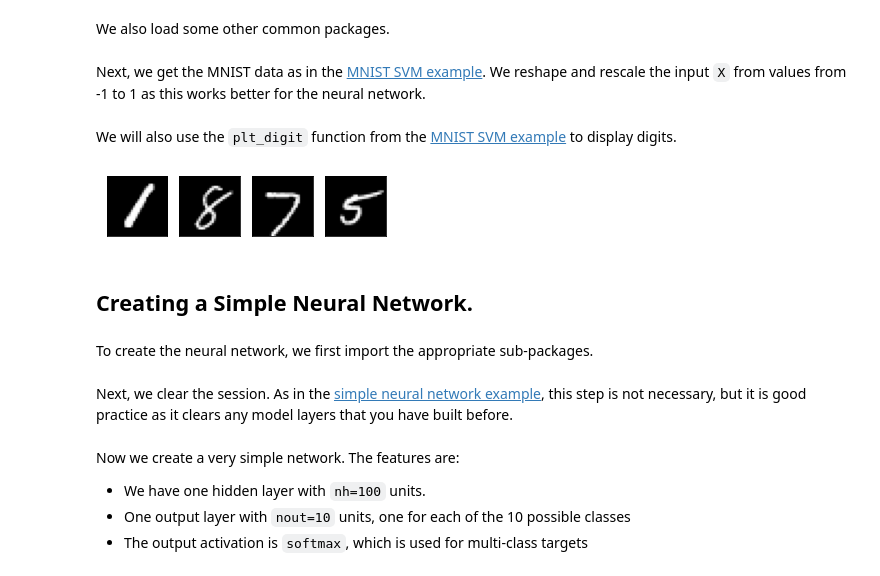
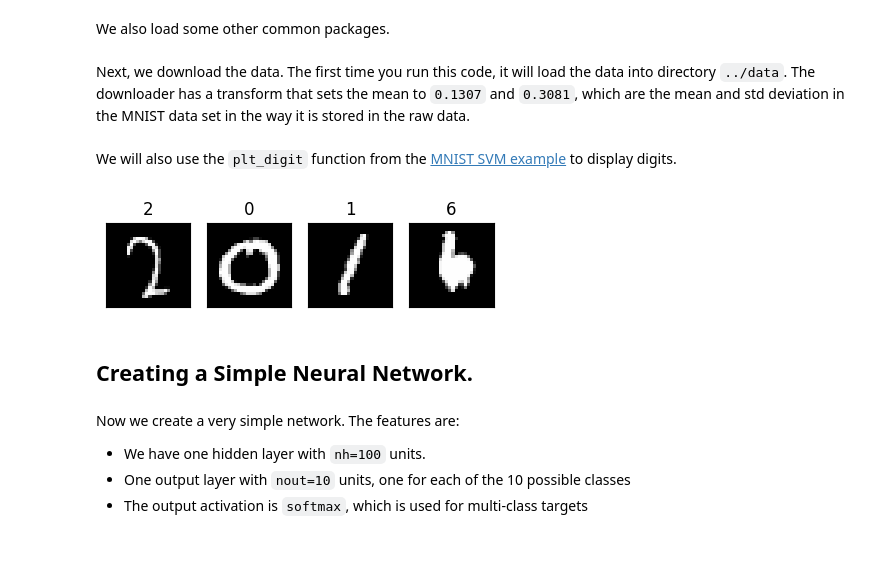
Before and after one commit to sdrangan/introml, a Jupyter notebook: unit09_neural/demo2_mnist_neural.ipynb, the cells around one changed output. Saved outputs shown, nothing was run; the diff lists cells and outputs as text; code cells hidden in the pictures; blank space fills up the shorter version.

```diff
--- a/unit09_neural/demo2_mnist_neural.ipynb
+++ b/unit09_neural/demo2_mnist_neural.ipynb
@@ -17,42 +20,49 @@ We also load some other common packages.
 # %%
 import numpy as np
 import matplotlib.pyplot as plt
-# %% [markdown]
-Next, we get the MNIST data as in the [MNIST SVM example](../svm/mnist_svm.ipynb).  We reshape and rescale the input `X` from values from -1 to 1 as this works better for the neural network.
-# %%
-(Xtr,ytr),(Xts,yts) = tf.keras.datasets.mnist.load_data()
-
-Xtr = 2*(Xtr/255 - 0.5)
-ntr, nrow, ncol = Xtr.shape
-Xtr = Xtr.reshape((ntr,nrow*ncol))
-
-Xts = 2*(Xts/255 - 0.5)
-nts, nrow, ncol = Xts.shape
-Xts = Xts.reshape((nts,nrow*ncol))
+# %% [markdown]
+Next, we download the data.  The first time you run this code, it will load the data into directory `../data`.  The downloader has a transform that sets the mean to `0.1307` and `0.3081`, which are the mean and std deviation in the MNIST data set in the way it is stored in the raw data.
+# %%
+from torchvision import datasets, transforms
+
+# Define a transform to normalize the data
+transform = transforms.Compose([transforms.ToTensor(),
+                              transforms.Normalize((0.1307,), (0.3081,))])
+
+# Download and load the training data
+train_data = datasets.MNIST('../data', train=True, download=True, transform=transform)
+
+# Download and load the test data
+test_data = datasets.MNIST('../data', train=False, download=True, transform=transform)
 # %% [markdown]
 We will also use the `plt_digit` function from the [MNIST SVM example](../svm/mnist_svm.ipynb) to display digits.
 # %%
 def plt_digit(ax, x):
     nrow = 28
     ncol = 28
     xsq = x.reshape((nrow,ncol))
     ax.imshow(xsq,  cmap='Greys_r')
     ax.set_xticks([])
     ax.set_yticks([])
 
 # Select random digits
 nplt = 4
-nsamp = Xtr.shape[0]
+nsamp = len(train_data)
 Iperm = np.random.permutation(nsamp)
 
 # Plot the images using the subplot command
 fig, ax = plt.subplots(1,nplt, figsize=(5,10))
 for i in range(nplt):
     ind = Iperm[i]
-    plt_digit(ax[i], Xtr[ind,:])
+
+    # Get the data from the training data set
+    x, y = train_data[ind]
+    x = x.numpy()
+
+    # Plot the image
+    plt_digit(ax[i], x)
+    ax[i].set_title(y)
 # %% [output]
-[figure, old version]
+[figure, new version]
 # %% [markdown]
 ## Creating a Simple Neural Network.
-# %% [markdown]
-To create the neural network, we first import the appropriate sub-packages.
@@ -62,2 +68,0 @@ from tensorflow.keras.layers import Dense, Activation
-# %% [markdown]
-Next, we clear the session.  As in the [simple neural network example](./synthetic.ipynb), this step is not necessary, but it is good practice as it clears any model layers that you have built before.
```
Also changed, not shown: parts of 12 cells of this notebook.
